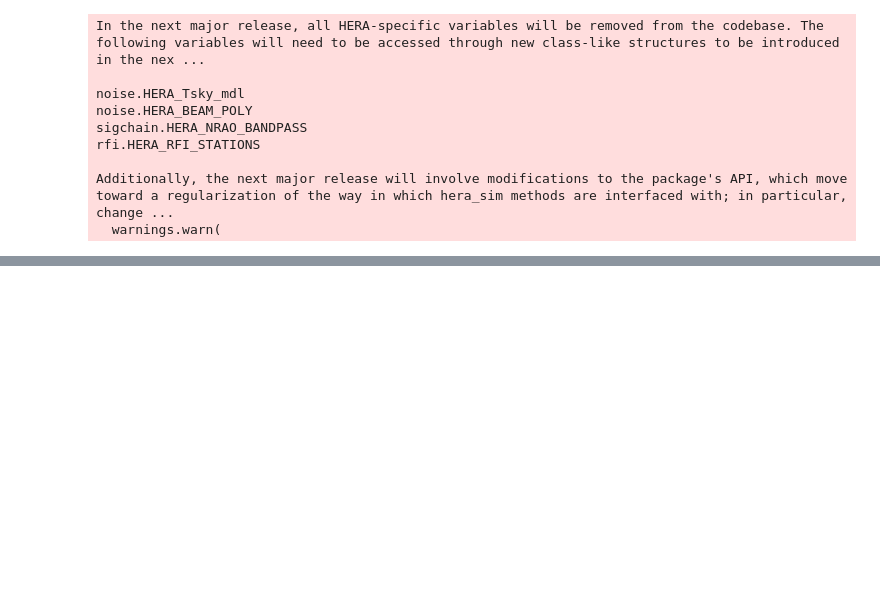
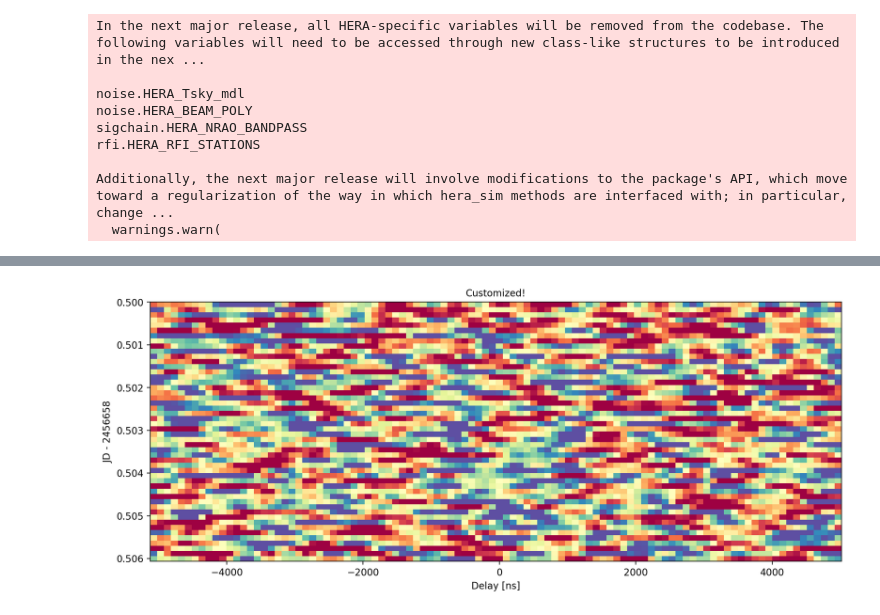
Before and after one commit to HERA-Team/uvtools, a Jupyter notebook: examples/fancy_plotters_demo.ipynb, the cells around one changed output, grey strips where cells are left out. Cells and saved outputs as stored; diff of their text form; code cells hidden in the pictures; blank space fills up the shorter version.

```diff
--- a/examples/fancy_plotters_demo.ipynb
+++ b/examples/fancy_plotters_demo.ipynb
@@ -147,3 +148,23 @@ fig, ax = uvtools.plot.labeled_waterfall(
+# %%
+# Here's an example customizing most of the possible options
+fig, ax = uvtools.plot.labeled_waterfall(
+    uvd,
+    antpairpol=(0,1,'xx'),
+    time_or_lst="time",
+    mode="real",
+    set_title="Customized!",
+    figsize=(13,5), # 13 inches wide, 5 inches tall
+    dpi=200, # high resolution!
+    draw_colorbar=False,
+    cmap="Spectral",
+    aspect="auto",
+    vmin=-5,
+    vmax=5,
+    fft_axis=1, # same as "freq"
+    freq_taper="bh7",
+)
+# %% [output]
+[figure, added]
 # %%
 # We can also make a 2x2 grid of plots showing all possible choices of Fourier transforms
 fig = uvtools.plot.fourier_transform_waterfalls(
```
Also changed, not shown: parts of 18 cells of this notebook, 1 other file.
